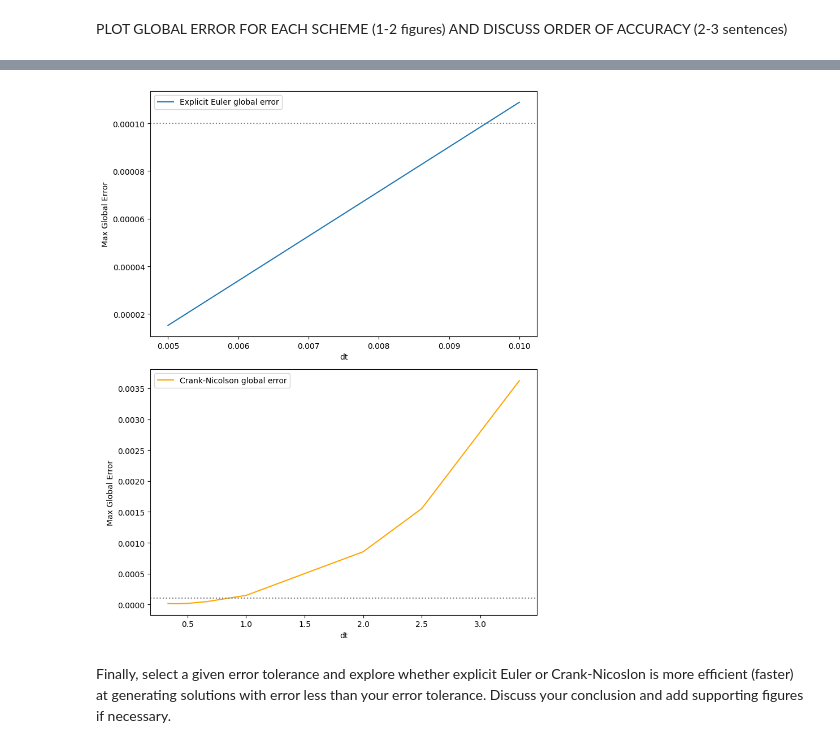
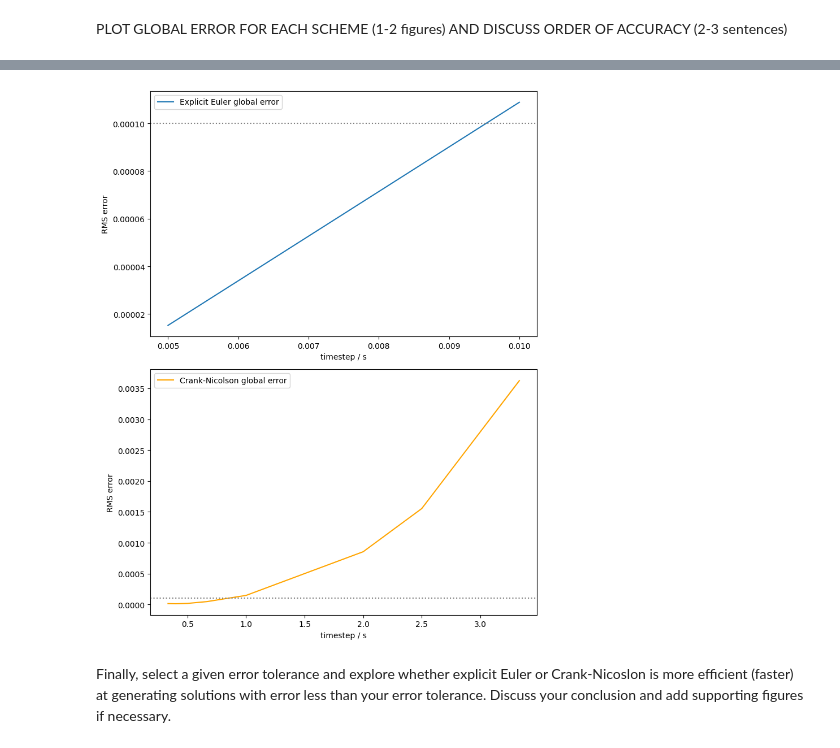
Before and after one commit to gracetuma/QCES, a Jupyter notebook: Project1_numerical_methods.ipynb, the cells around one changed output, grey strips where cells are left out. Saved outputs shown, nothing was run; the diff lists cells and outputs as text; code cells hidden in the pictures.

```diff
--- a/Project1_numerical_methods.ipynb
+++ b/Project1_numerical_methods.ipynb
@@ -94,6 +94,16 @@ The deep ocean has a much longer characteristic timescale (~232 years) than the
 Modify the forcing function, `F(t)` above with 2-3 scenarios of your choice. Plot the temperature response for each scenario and briefly (2-3 sentences each) describe the temperature responses in each scenario. You will need to replicate some of the code blocks above so that you can produce a new set of plots below.
 # %%
 # Add code to make plots here
+
+Nt = 500 # number of time steps (including the starting point)
+T = np.zeros(Nt) # surface temperature array
+theta = np.zeros(Nt) # deep ocean temperature array
+T[0] = 0 # initial surface temperature anomaly (ºK)
+theta[0] = 0 # initial deep ocean temperature anomaly (ºK)
+
+t = np.linspace(0, 500, Nt) # time in years.  This starts at 0 and ends at 500, with Nt total points
+dt = t[1] - t[0] # timestep in years
+
 def run_plot():
   for i in range(0, Nt-1):
       T[i+1] = T[i]+dt*(F(t[i])-gamma*(T[i]-theta[i]))/C_s
@@ -122,7 +132,7 @@ print(T[200])
 print(T[250])
 
 def F(t):
-    return -0.5 if t < 200 else 0
+    return 0.01*t
 run_plot()
 print(T[200])
 # %% [output]
@@ -241,7 +250,7 @@ def set_ics(x, kappa, t_ic):
 Finally, define some parameters and the x and t vectors:
 # %%
 # Defining parameters
-kappa = 0.001  # diffusivity
+kappa = 0.005  # diffusivity
 
 # Timestepping parameters
 t_start = 0  # start time (note that this is not the same time used to evaluate the exact solution to set the ICs)
@@ -251,7 +260,7 @@ Nt = 1000  # number of timesteps
 # Size of the physical domain
 x_start = -1
 x_end = 1
-Nx = 400
+Nx = 100
 
 t = np.linspace(t_start, t_end, Nt)  # Create a vector of times
 x = np.linspace(x_start, x_end, Nx)  # Create a vector for x
@@ -303,6 +312,8 @@ Next, we will examine the accuracy of the numerical methods used above. In order
 # %%
 # Add code to plot exact and numerical solutions
 # Plot the results
+x = np.linspace(-1, 1, 100)  # Create a vector for x
+Nx=100
 def exact(x, kappa, t):
   t_start_exact = 10  # start time
   t_end_exact = 20  # end time
@@ -339,9 +350,14 @@ The difference between the exact solution and the numerical approximation can be
 PLOT GLOBAL ERROR FOR EACH SCHEME (1-2 figures) AND DISCUSS ORDER OF ACCURACY (2-3 sentences)
 # %%
 # Add code to plot error here
-x = np.linspace(-1, 1, 400)  # Create a vector for x
-EE_timesteps = [1000,1250,1500,2000]
+#DIFFERENT KAPPA
+#Increased resolution in x in order to show error specifically from timesteps more clearly
+x = np.linspace(-1, 1, 400)  #Increase spatial resolution
+kappa=0.001 #changed kappa because I had changed it earlier and forgot about it, and now the timesteps don't work with kappa=0.005 and so keeping it at 0.001 here, the principle is the same
+Nx=400
+EE_timesteps = [1000,1100,1250,1500,2000]
 CN_timesteps=[3,4,5,10,15,20,25,30]
+
 EE_errors = np.zeros(len(EE_timesteps))
 CN_errors = np.zeros(len(CN_timesteps))
 
@@ -380,13 +396,13 @@ for (Nt_index, Nt_val) in enumerate(CN_timesteps):
 fig, axs = plt.subplots(2, 1, figsize=(8, 10))
 
 axs[0].plot(EE_dts, EE_errors, label="Explicit Euler global error")
-axs[0].set_xlabel("dt")
-axs[0].set_ylabel("Max Global Error")
+axs[0].set_xlabel("timestep / s")
+axs[0].set_ylabel("RMS error")
 axs[0].legend()
 
 axs[1].plot(CN_dts, CN_errors, label="Crank-Nicolson global error", color="orange")
-axs[1].set_xlabel("dt")
-axs[1].set_ylabel("Max Global Error")
+axs[1].set_xlabel("timestep / s")
+axs[1].set_ylabel("RMS error")
 axs[1].legend()
 
 axs[0].axhline(y=1e-4,xmin=0,xmax=1,ls=":",color="grey")
@@ -413,5 +429,5 @@ Crank-Nicolson method took 0.00 seconds
 dt= 0.33 CN_error= 1.4973502085948535e-05
-[figure, old version]
+[figure, new version]
 # %% [markdown]
 Finally, select a given error tolerance and explore whether explicit Euler or Crank-Nicoslon is more efficient (faster) at generating solutions with error less than your error tolerance. Discuss your conclusion and add supporting figures if necessary.
 # %% [markdown]
```
Also changed, not shown: parts of 8 cells of this notebook.
